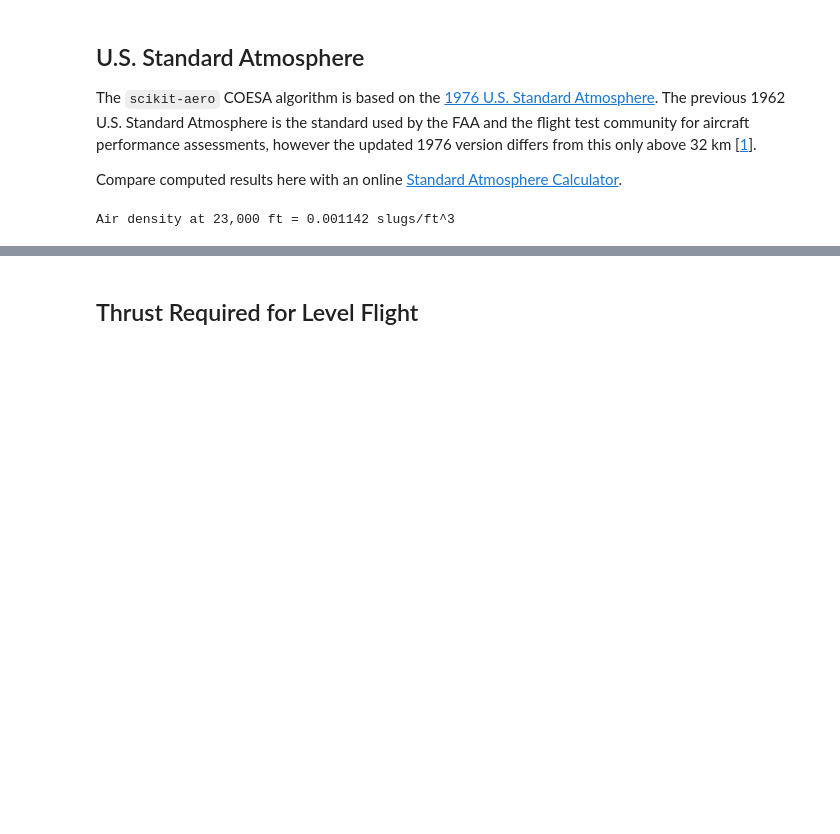
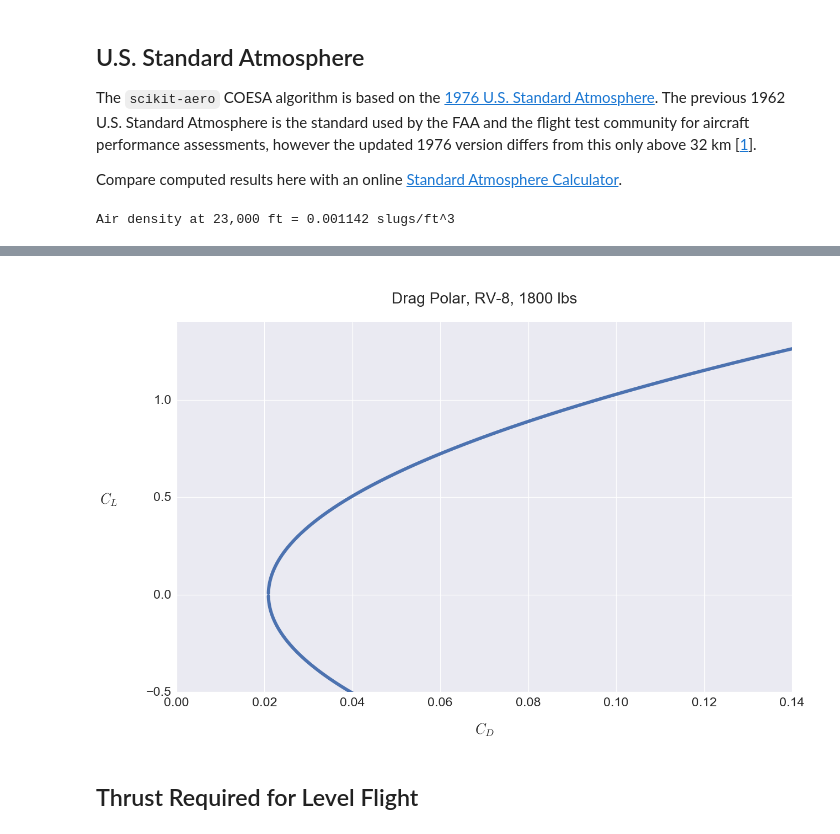
Before and after one commit to bws428/flight-performance-analysis, a Jupyter notebook: RV-8F Performance.ipynb, the cells around one changed output, grey strips where cells are left out. Drawn from its saved outputs; the diff is of its cells as text; code cells hidden in the pictures; blank space fills up the shorter version.

```diff
--- a/RV-8F Performance.ipynb
+++ b/RV-8F Performance.ipynb
@@ -88,3 +98,44 @@ Air density at 23,000 ft = 0.001142 slugs/ft^3
+# %%
+def plot_drag_polar():
+    """
+    Plot drag polar for altitudes from sea level to Max_Alt in 4,000-ft increments.
+    """
+    # This range allows the +/- curves to meet in the middle
+    V = np.arange(0,2000)
+
+    # COESA 1976 U.S. Standard Atmosphere (SI units!)
+    # Air density (kg/m^3)
+    rho = atm.density(altitude * 0.3048)
+
+    # Air density (slugs/ft^3)
+    rho = rho * 0.00194032
+
+    # Lift coefficient
+    CL = W / (0.5 * rho * V**2 * S)
+
+    # Drag coefficient
+    CD = C_d_0 + CL**2 / (np.pi * e * AR)
+
+    # Add a curve
+    plt.plot(CD,CL)
+    plt.plot(CD,-CL,color="#4c72b0")
+
+    # Locate the axis labels and limits
+    ax = plt.gca()
+    ax.set_xlim([0,0.14])
+    ax.set_ylim([-0.5,1.4])
+    ax.xaxis.set_label_coords(0.5, -0.08)
+    ax.yaxis.set_label_coords(-0.11, 0.5)
+
+    # Add title and axis labels
+    plt.title("\n Drag Polar, RV-8, 1800 lbs \n")
+    plt.ylabel(r'$C_L$', rotation=0)
+    plt.xlabel(r'$C_D$')
+    plt.show()
+
+plot_drag_polar()
+# %% [output]
+[figure, added]
 # %% [markdown]
 ## Thrust Required for Level Flight
 # %% [markdown]
```
Also changed, not shown: parts of 5 cells of this notebook, 1 other file.
